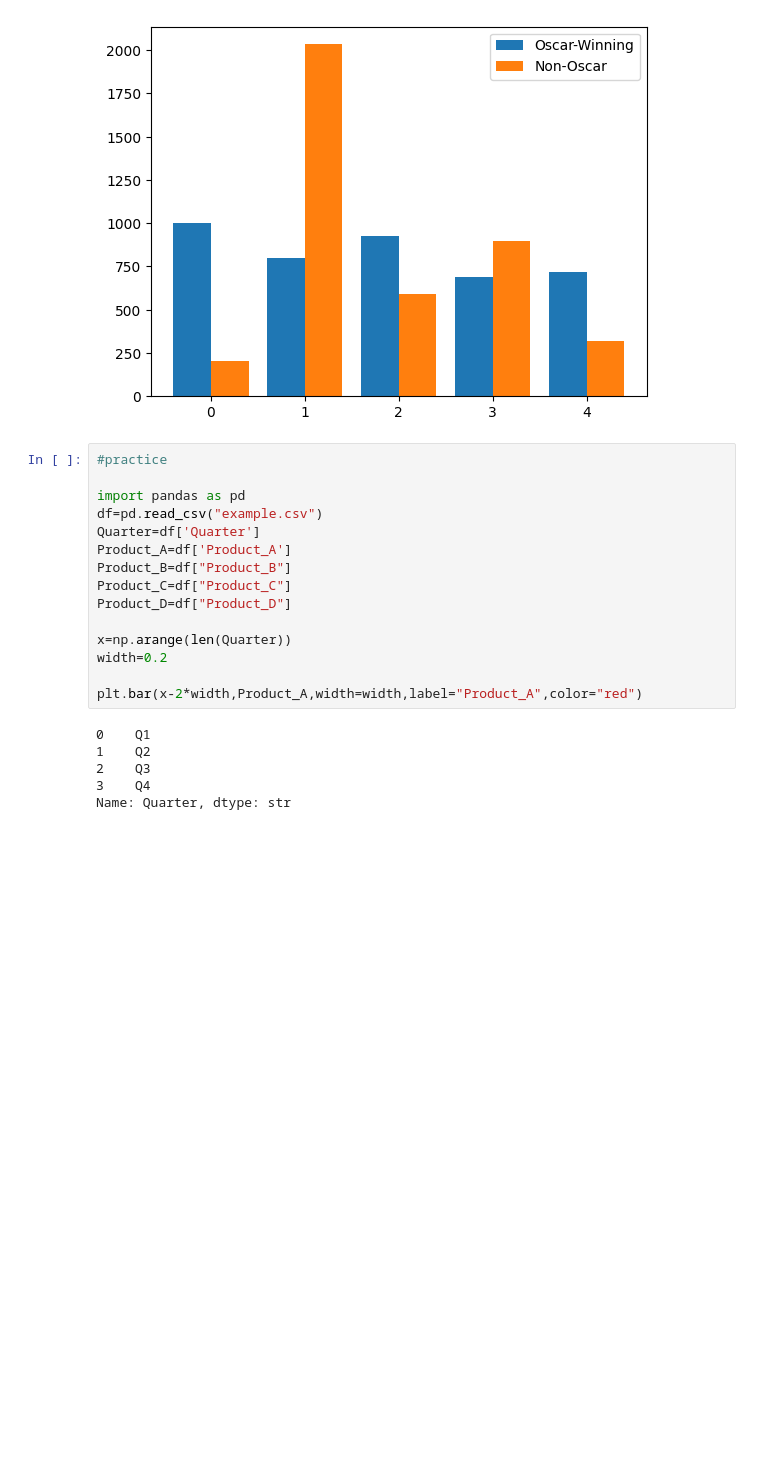
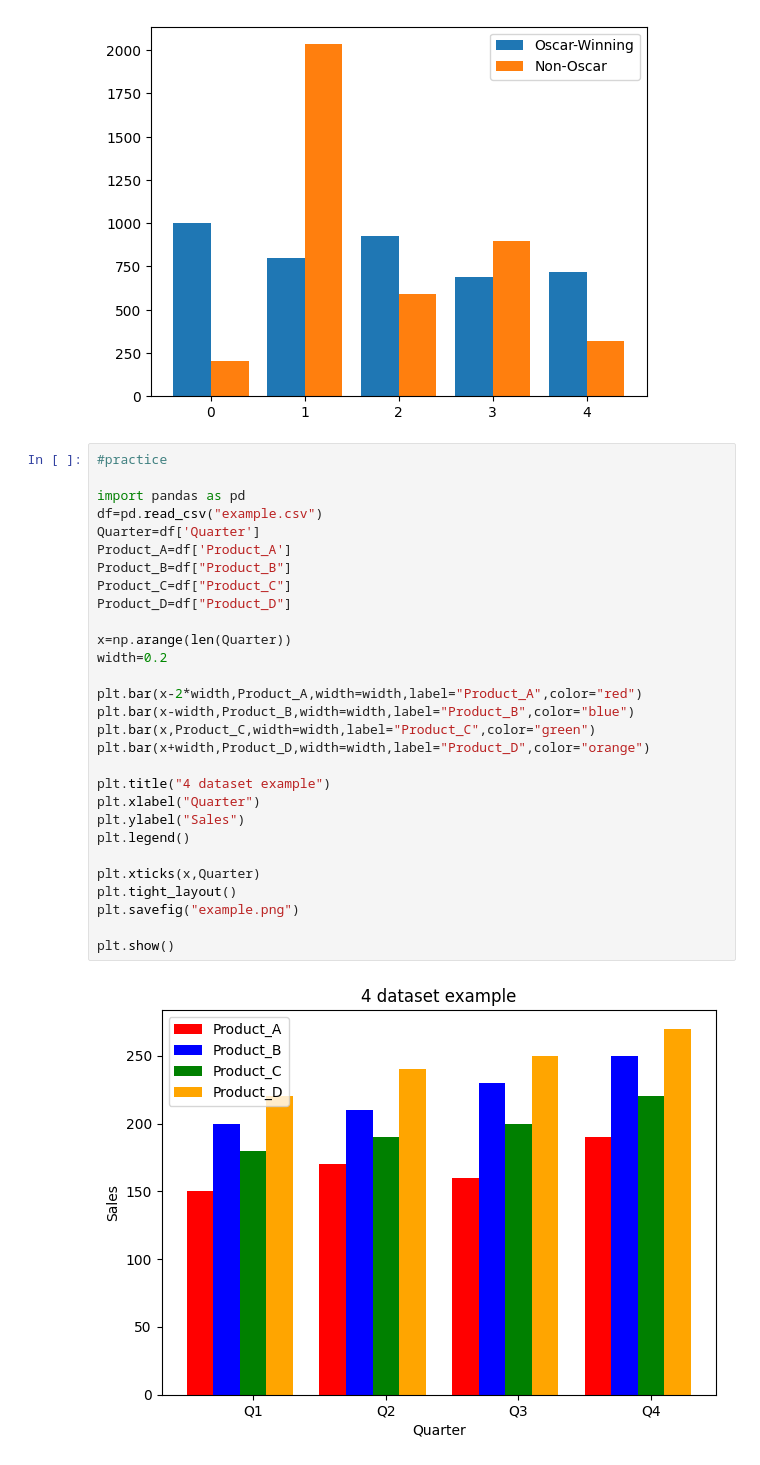
Before and after one commit to harshit099-c/data-analytics, a Jupyter notebook: data_visualisation/matplot.ipynb, the cells around one changed output. Drawn from its saved outputs; the diff is of its cells as text; blank space fills up the shorter version.

```diff
--- a/data_visualisation/matplot.ipynb
+++ b/data_visualisation/matplot.ipynb
@@ -161,21 +161,31 @@ plt.legend()
 # %%
 #practice
 
 import pandas as pd
 df=pd.read_csv("example.csv")
 Quarter=df['Quarter']
 Product_A=df['Product_A']
 Product_B=df["Product_B"]
 Product_C=df["Product_C"]
 Product_D=df["Product_D"]
 
 x=np.arange(len(Quarter))
 width=0.2
 
 plt.bar(x-2*width,Product_A,width=width,label="Product_A",color="red")
+plt.bar(x-width,Product_B,width=width,label="Product_B",color="blue")
+plt.bar(x,Product_C,width=width,label="Product_C",color="green")
+plt.bar(x+width,Product_D,width=width,label="Product_D",color="orange")
+
+plt.title("4 dataset example")
+plt.xlabel("Quarter")
+plt.ylabel("Sales")
+plt.legend()
+
+plt.xticks(x,Quarter)
+plt.tight_layout()
+plt.savefig("example.png")
+
+plt.show()
 # %% [output]
-0    Q1
-1    Q2
-2    Q3
-3    Q4
-Name: Quarter, dtype: str
+[figure, added]
```
Also changed, not shown: parts of 14 cells of this notebook, 19 other files.
